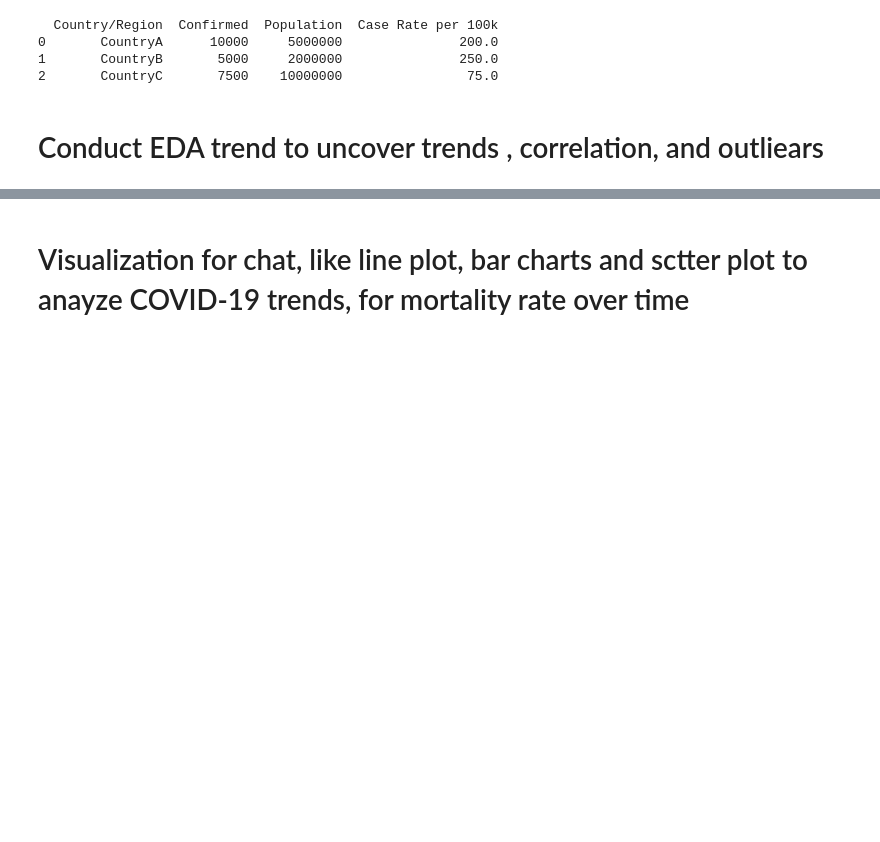
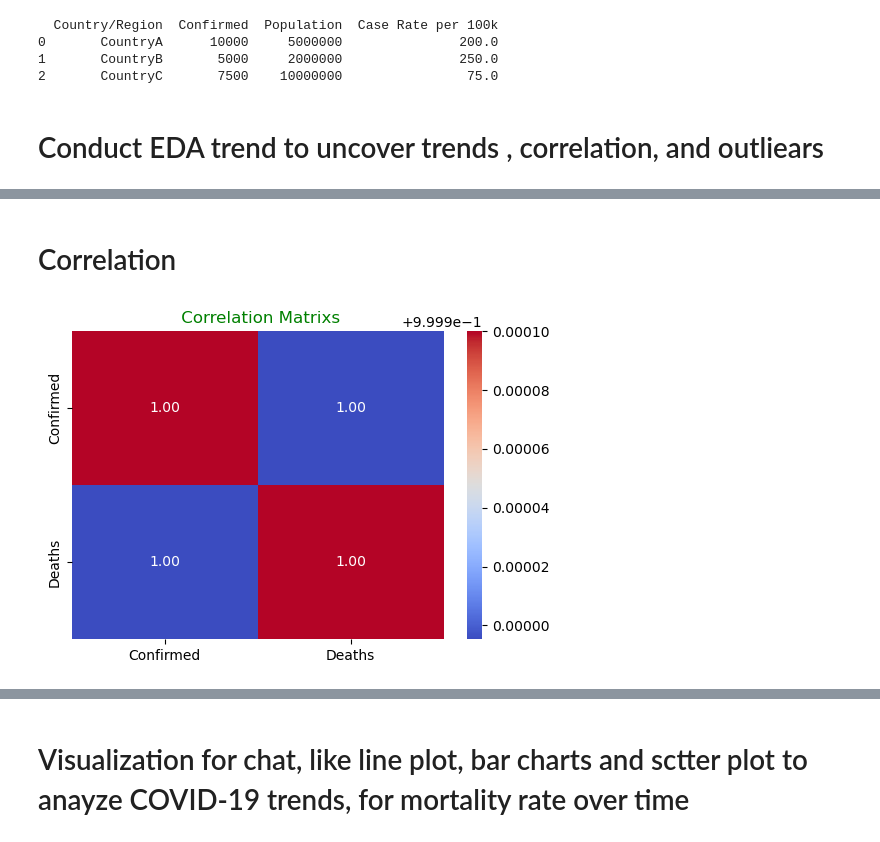
Before and after one commit to e3emmaworld/Data-Science-Capstone-, a Jupyter notebook: Capstone_Project.ipynb, the cells around one changed output, grey strips where cells are left out. Cells and saved outputs as stored; diff of their text form; code cells hidden in the pictures; blank space fills up the shorter version.

```diff
--- a/Capstone_Project.ipynb
+++ b/Capstone_Project.ipynb
@@ -179,0 +235,28 @@ ValueError: could not convert string to float: '2020-01-22'
+# %% [markdown]
+# Correlation
+# %%
+
+import seaborn as sns
+import matplotlib.pyplot as plt
+
+# Sample dataset
+data = {
+    'Date': ['2020-01-22', '2020-01-23', '2020-01-24', '2020-01-25', '2020-01-26',
+             '2020-07-23', '2020-07-24', '2020-07-25', '2020-07-26', '2020-07-27'],
+    'Confirmed': [555, 654, 941, 1434, 2118, 15510481, 15791645, 16047190, 16251796, 16480485],
+    'Deaths': [17, 18, 26, 42, 56, 633506, 639650, 644517, 648621, 654036],
+}
+
+# Convert the data into a pandas DataFrame
+df = pd.DataFrame(data)
+
+# Compute the correlation matrix
+correlation_matrix = df[['Confirmed', 'Deaths']].corr()
+
+# Plot the heatmap
+plt.figure(figsize=(6, 4))
+sns.heatmap(correlation_matrix, annot=True, cmap='coolwarm', fmt='.2f', cbar=True)
+plt.title(' Correlation Matrixs', color='green', fontsize=12)
+plt.show()
+# %% [output]
+[figure, added]
```
Also changed, not shown: parts of 13 cells of this notebook.
